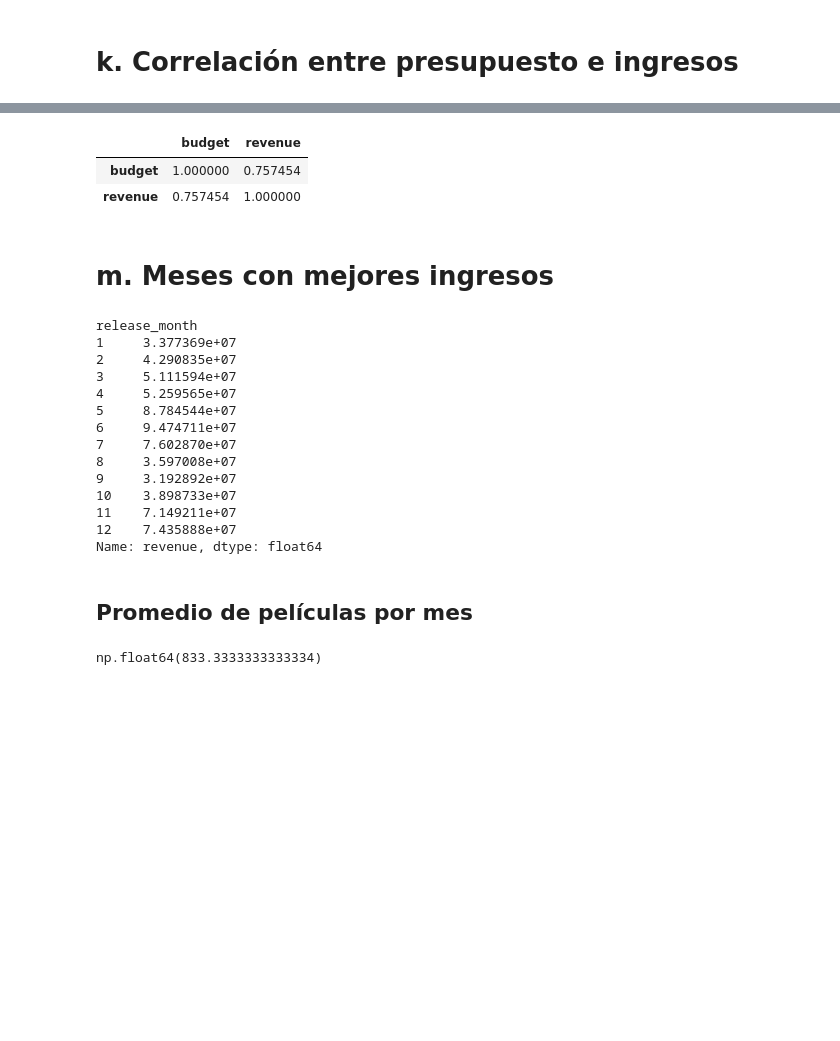
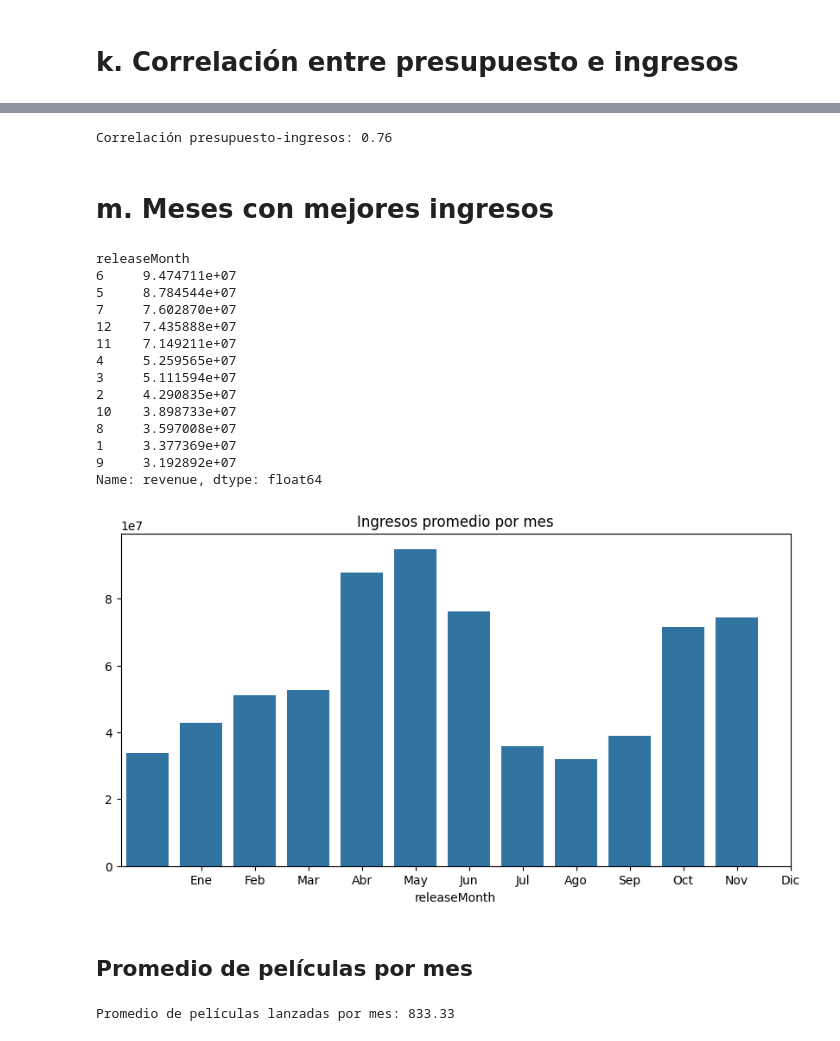
Before and after one commit to Sofiamishel2003/-An-lisis-Exploratorio, a Jupyter notebook: analisis exploratorio - movies.IPYNB, the cells around one changed output, grey strips where cells are left out. Cells and saved outputs as stored; diff of their text form; code cells hidden in the pictures; blank space fills up the shorter version.

```diff
--- a/analisis exploratorio - movies.IPYNB
+++ b/analisis exploratorio - movies.IPYNB
@@ -102,35 +136,41 @@ plt.show()
-# %%
-correlation = df[['budget', 'revenue']].corr()
-correlation
-# %% [output]
-|  | budget | revenue |
-| budget | 1.000000 | 0.757454 |
-| revenue | 0.757454 | 1.000000 |
+# %%
+corr = df[['budget', 'revenue']].corr()
+print(f"Correlación presupuesto-ingresos: {corr.loc['budget', 'revenue']:.2f}")
+# %% [output]
+Correlación presupuesto-ingresos: 0.76
 # %% [markdown]
 # m. Meses con mejores ingresos
-# %%
-df['release_month'] = pd.to_datetime(df['releaseDate']).dt.month
-monthly_revenue = df.groupby('release_month')['revenue'].mean()
-monthly_revenue
-# %% [output]
-release_month
-1     3.377369e+07
-2     4.290835e+07
-3     5.111594e+07
-4     5.259565e+07
-5     8.784544e+07
-6     9.474711e+07
-7     7.602870e+07
-8     3.597008e+07
-9     3.192892e+07
-10    3.898733e+07
-11    7.149211e+07
-12    7.435888e+07
-Name: revenue, dtype: float64
+# %%
+df['releaseMonth'] = pd.to_datetime(df['releaseDate']).dt.month
+
+monthly_revenue = df.groupby('releaseMonth')['revenue'].mean().sort_values(ascending=False)
+print(monthly_revenue)
+
+plt.figure(figsize=(10,5))
+sns.barplot(x=monthly_revenue.index, y=monthly_revenue.values)
+plt.xticks(range(1,13), ['Ene', 'Feb', 'Mar', 'Abr', 'May', 'Jun', 'Jul', 'Ago', 'Sep', 'Oct', 'Nov', 'Dic'])
+plt.title("Ingresos promedio por mes")
+plt.show()
+# %% [output]
+releaseMonth
+6     9.474711e+07
+5     8.784544e+07
+7     7.602870e+07
+12    7.435888e+07
+11    7.149211e+07
+4     5.259565e+07
+3     5.111594e+07
+2     4.290835e+07
+10    3.898733e+07
+8     3.597008e+07
+1     3.377369e+07
+9     3.192892e+07
+Name: revenue, dtype: float64
+[figure, added]
 # %% [markdown]
 ## Promedio de películas por mes
-# %%
-movies_per_month = df['release_month'].value_counts().mean()
-movies_per_month
-# %% [output]
-np.float64(833.3333333333334)
+# %%
+monthly_count = df['releaseMonth'].value_counts().sort_index()
+print(f"Promedio de películas lanzadas por mes: {monthly_count.mean():.2f}")
+# %% [output]
+Promedio de películas lanzadas por mes: 833.33
```
Also changed, not shown: parts of 9 cells of this notebook.
